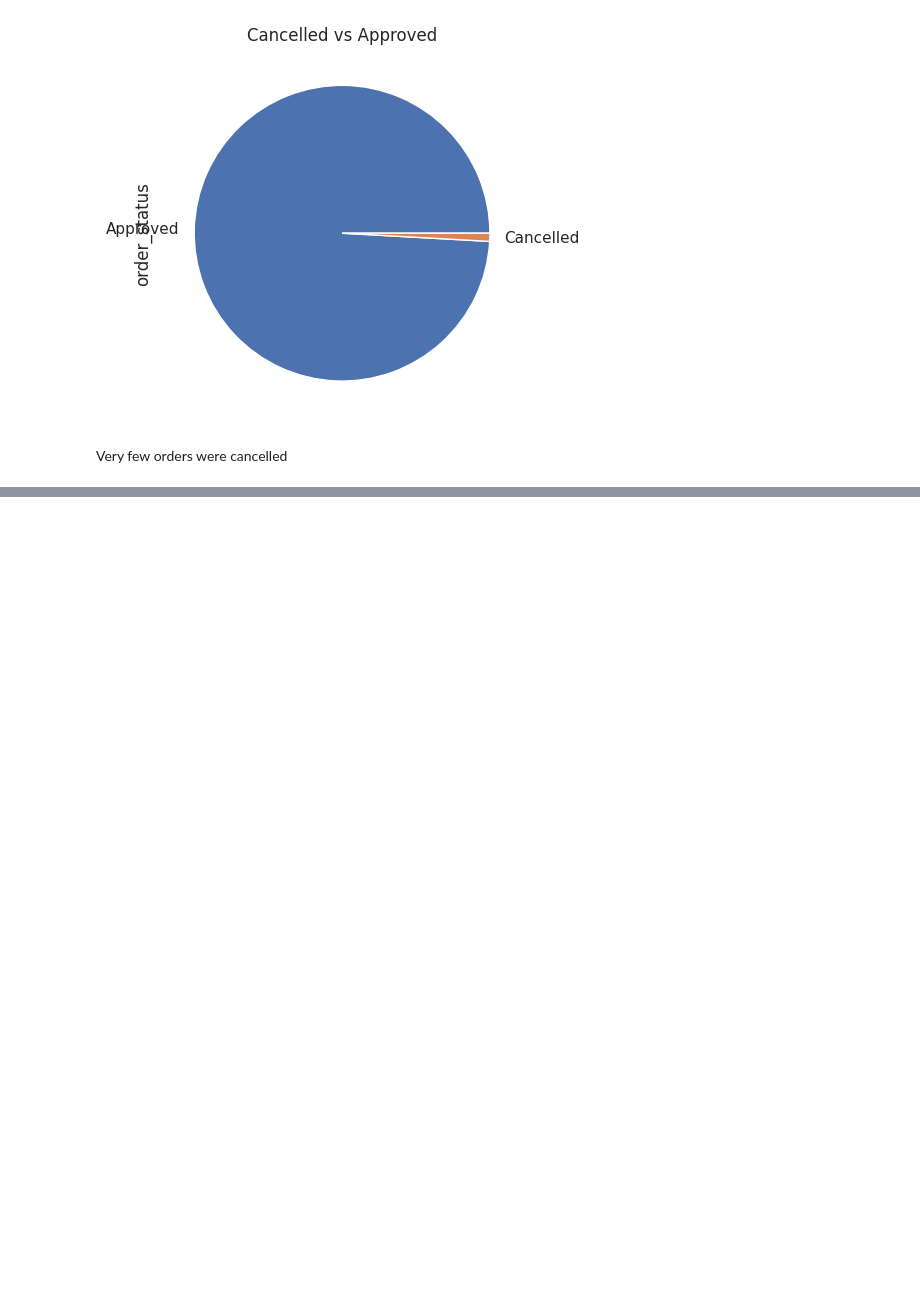
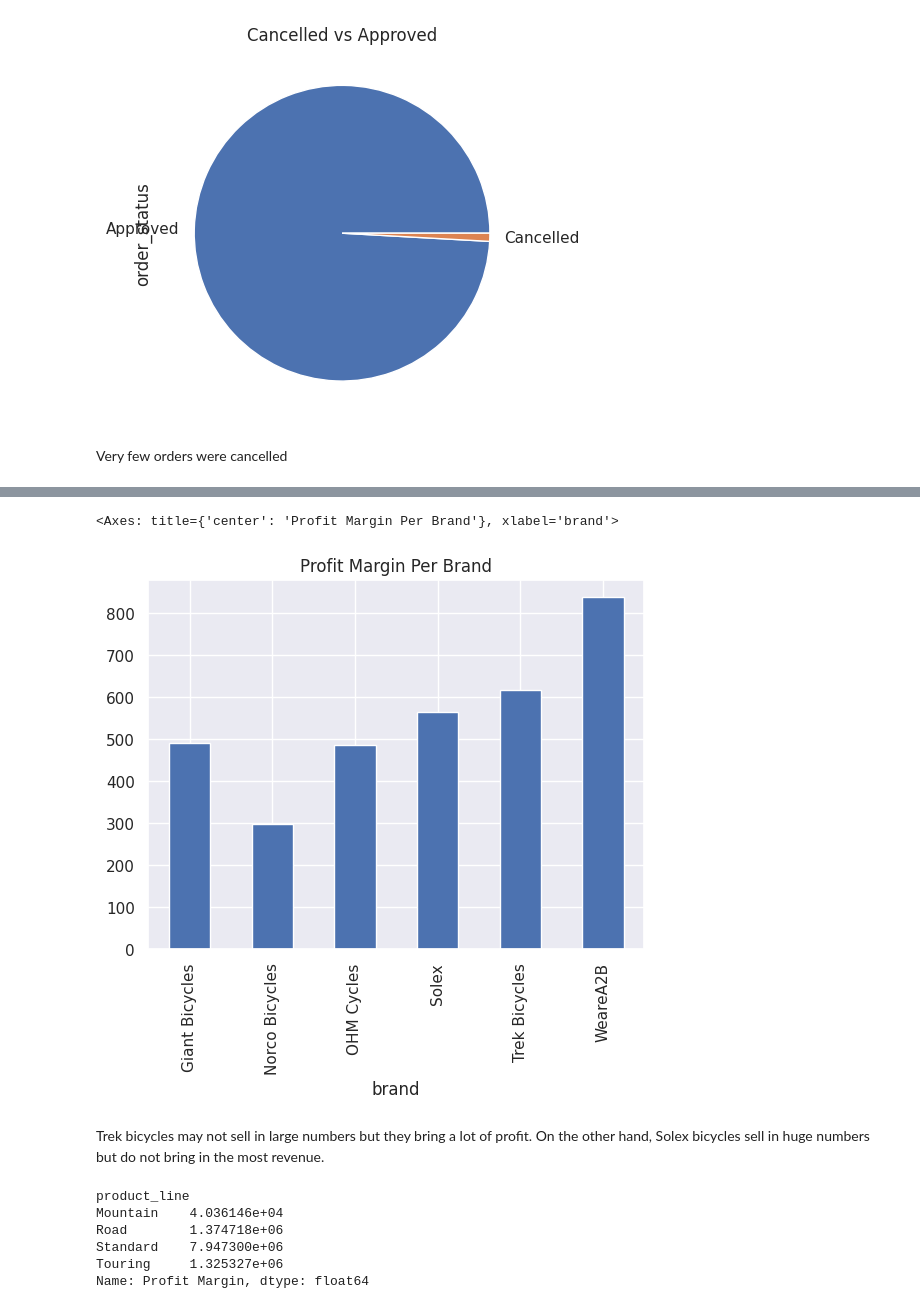
Before and after one commit to kanjamwingirwa/KPMG_AU_Virtual_Internship, a Jupyter notebook: KPMG_AU_INTERNSHIP_FINAL_PY.ipynb, the cells around one changed output, grey strips where cells are left out. Cells and saved outputs as stored; diff of their text form; code cells hidden in the pictures; blank space fills up the shorter version.

```diff
--- a/KPMG_AU_INTERNSHIP_FINAL_PY.ipynb
+++ b/KPMG_AU_INTERNSHIP_FINAL_PY.ipynb
@@ -602,0 +687,3 @@ Very few orders were cancelled
+# %%
+mean_by_brand = transactions_df.groupby(['brand'])['Profit Margin'].mean()
+print(mean_by_brand)
@@ -602,0 +699,17 @@ Very few orders were cancelled
+# %%
+mean_by_brand.plot(kind='bar', title = 'Profit Margin Per Brand')
+# %% [output]
+<Axes: title={'center': 'Profit Margin Per Brand'}, xlabel='brand'>
+[figure, added]
+# %% [markdown]
+Trek bicycles may not sell in large numbers but they bring a lot of profit. On the other hand, Solex bicycles sell in huge numbers but do not bring in the most revenue.
+# %%
+sum_by_product_line = transactions_df.groupby(['product_line'])['Profit Margin'].sum()
+print(sum_by_product_line)
+# %% [output]
+product_line
+Mountain    4.036146e+04
+Road        1.374718e+06
+Standard    7.947300e+06
+Touring     1.325327e+06
+Name: Profit Margin, dtype: float64
```
Also changed, not shown: parts of 17 cells of this notebook.
